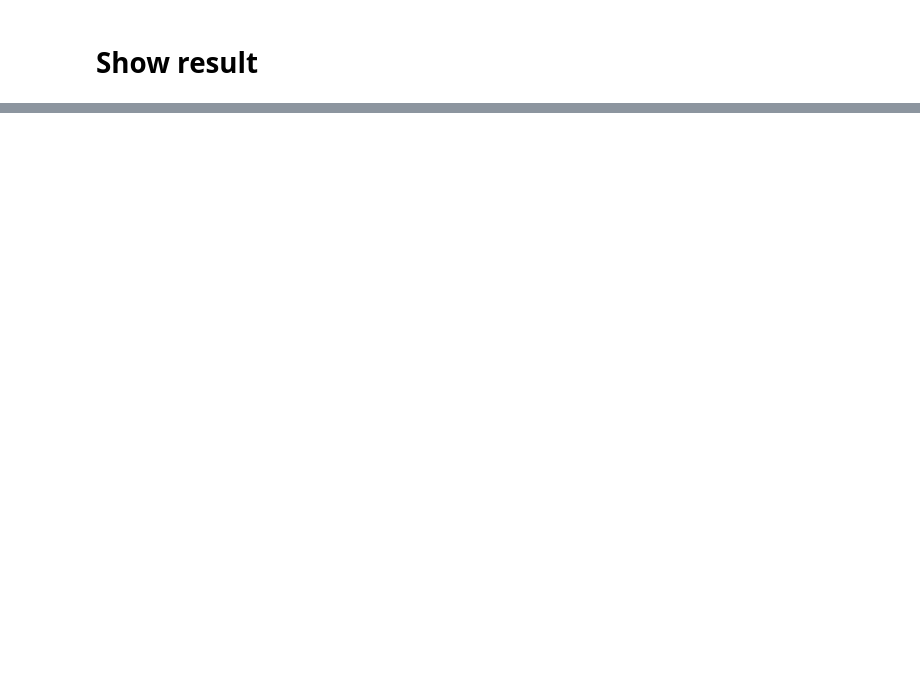
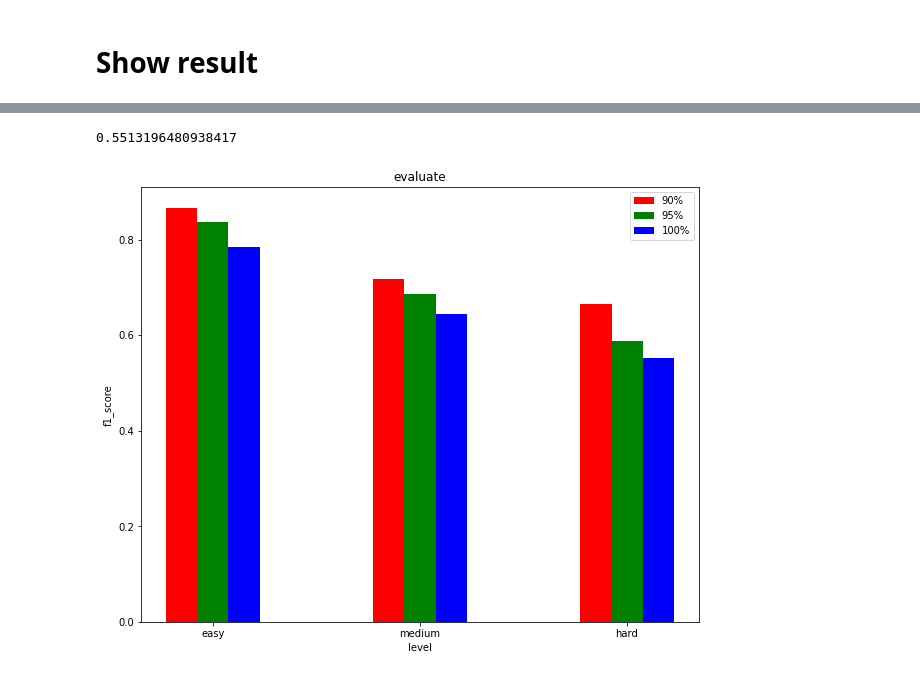
Before and after one commit to HuynhDoTanThanh/bookcase-digitization, a Jupyter notebook: final_project_ML_bookcase_digitization.ipynb, the cells around one changed output, grey strips where cells are left out. Drawn from its saved outputs; the diff is of its cells as text; code cells hidden in the pictures; blank space fills up the shorter version.

```diff
--- a/final_project_ML_bookcase_digitization.ipynb
+++ b/final_project_ML_bookcase_digitization.ipynb
@@ -140,0 +300,58 @@ data.head()
+# %%
+TP = 0
+FP = 0
+FN = 0
+TN = 0
+for feature in ['tên sách',	'tên tác giả',	'nhà xuất bản',	'tập',	'người dịch',	'tái bản']:
+  for i in range(len(data_easy_pre)):
+    checknull_pre = data_easy_pre[feature].isnull()
+    checknull_actual = Actual_easy[feature].isnull()
+    if checknull_actual[i]:
+      if checknull_pre[i]:
+        TN += 1
+      else:
+        FN += 1
+    else:
+      if checknull_pre[i]:
+        FP += 1
+      else:
+        if evaluate_Based_On_Fuzz(data_easy_pre[feature][i], Actual_easy[feature][i]):
+          TP += 1
+        else:
+          FP += 1
+precision = TP / (TP + FP)
+recall = TP / (TP + FN)
+f1 = (2 * precision * recall) / (precision + recall)
+f1
+# %% [output]
+0.5513196480938417
+# %%
+percent_90 = [0.8669354838709676, 0.7165021156558532, 0.6648648648648648]
+percent_95 = [0.8364389233954451, 0.6868686868686869, 0.5885714285714286]
+percent_100 = [0.7835497835497836, 0.6438152011922503, 0.5513196480938417]
+# %%
+import numpy as np
+import matplotlib.pyplot as plt
+
+N = 3
+ind = np.arange(N)
+width = 0.15
+plt.figure(figsize=(10,8))
+xvals = percent_90
+bar1 = plt.bar(ind, xvals, width, color = 'r')
+
+yvals = percent_95
+bar2 = plt.bar(ind+width, yvals, width, color='g')
+
+zvals = percent_100
+bar3 = plt.bar(ind+width*2, zvals, width, color = 'b')
+
+plt.xlabel("level")
+plt.ylabel('f1_score')
+plt.title("evaluate")
+
+plt.xticks(ind+width,['easy', 'medium', 'hard'])
+plt.legend( (bar1, bar2, bar3), ('90%', '95%', '100%') )
+plt.show()
+# %% [output]
+[figure, added]
```
Also changed, not shown: parts of 17 cells of this notebook.
